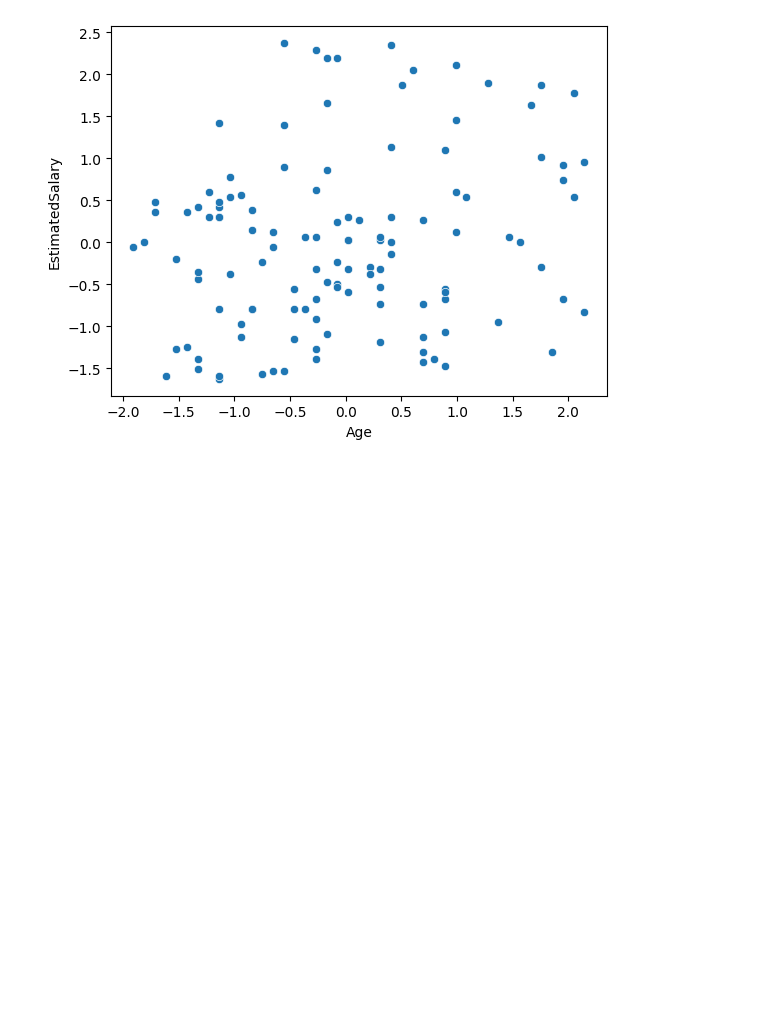
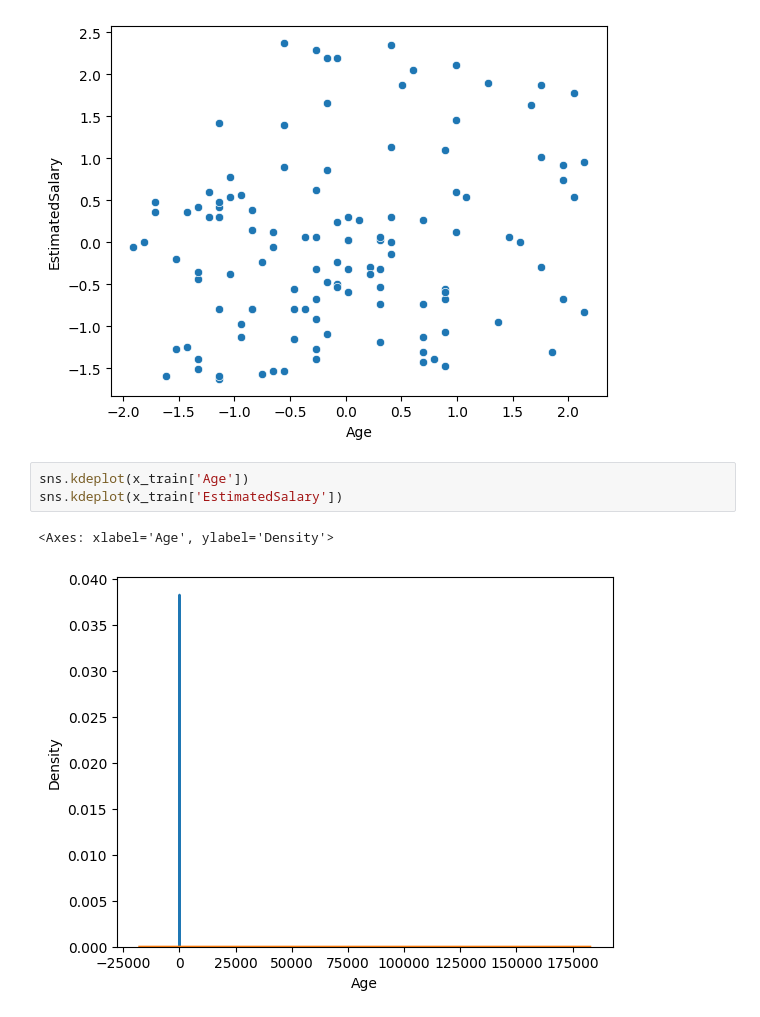
Before and after one commit to prayas7102/ML-Algorithms-Implementation, a Jupyter notebook: Social_Network_Ads/sol.ipynb, the cells around one changed output. Drawn from its saved outputs; the diff is of its cells as text; blank space fills up the shorter version.

```diff
--- a/Social_Network_Ads/sol.ipynb
+++ b/Social_Network_Ads/sol.ipynb
@@ -68,3 +76,9 @@ sns.scatterplot(
 # %% [output]
 <Axes: xlabel='Age', ylabel='EstimatedSalary'>
 [figure]
+# %%
+sns.kdeplot(x_train['Age'])
+sns.kdeplot(x_train['EstimatedSalary'])
+# %% [output]
+<Axes: xlabel='Age', ylabel='Density'>
+[figure, added]
```
Also changed, not shown: parts of 7 cells of this notebook.
